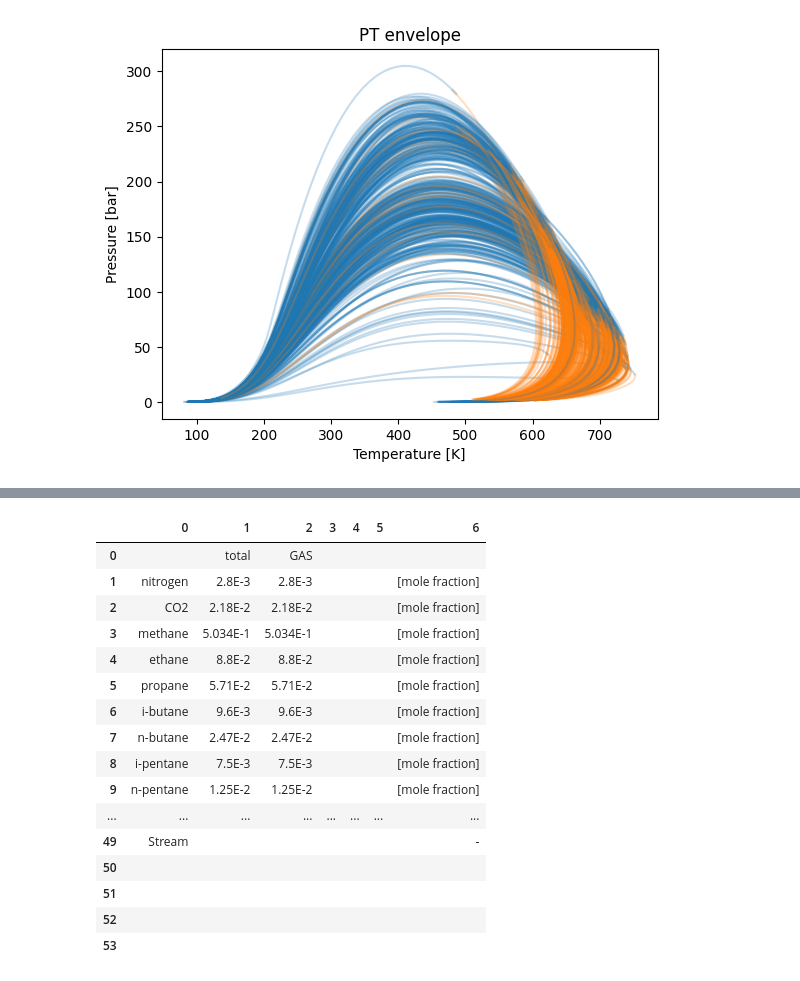
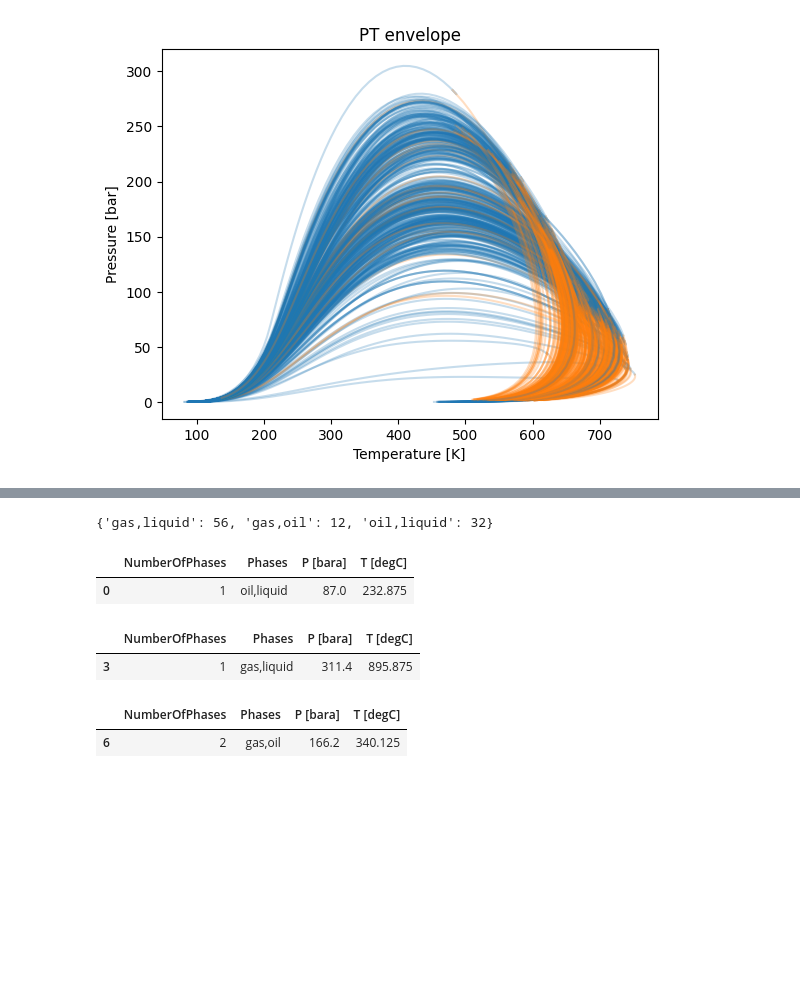
Before and after one commit to antonionicampos/nn-flash, a Jupyter notebook: simulations/TPflash.ipynb, the cells around one changed output, grey strips where cells are left out. Cells and saved outputs as stored; diff of their text form; code cells hidden in the pictures; blank space fills up the shorter version.

```diff
--- a/simulations/TPflash.ipynb
+++ b/simulations/TPflash.ipynb
@@ -178,20 +186,14 @@ number of phases: 1
-# %%
-dataFrame(fluid1)
-# %% [output]
-|  | 0 | 1 | 2 | 3 | 4 | 5 | 6 |
-| 0 |  | total | GAS |  |  |  |  |
-| 1 | nitrogen | 2.8E-3 | 2.8E-3 |  |  |  | [mole fraction] |
-| 2 | CO2 | 2.18E-2 | 2.18E-2 |  |  |  | [mole fraction] |
-| 3 | methane | 5.034E-1 | 5.034E-1 |  |  |  | [mole fraction] |
-| 4 | ethane | 8.8E-2 | 8.8E-2 |  |  |  | [mole fraction] |
-| 5 | propane | 5.71E-2 | 5.71E-2 |  |  |  | [mole fraction] |
-| 6 | i-butane | 9.6E-3 | 9.6E-3 |  |  |  | [mole fraction] |
-| 7 | n-butane | 2.47E-2 | 2.47E-2 |  |  |  | [mole fraction] |
-| 8 | i-pentane | 7.5E-3 | 7.5E-3 |  |  |  | [mole fraction] |
-| 9 | n-pentane | 1.25E-2 | 1.25E-2 |  |  |  | [mole fraction] |
-| ... | ... | ... | ... | ... | ... | ... | ... |
-| 49 | Stream |  |  |  |  |  | - |
-| 50 |  |  |  |  |  |  |  |
-| 51 |  |  |  |  |  |  |  |
-| 52 |  |  |  |  |  |  |  |
-| 53 |  |  |  |  |  |  |  |
+# %%
+from IPython.display import display
+
+print({phases: count for phases, count in zip(*np.unique(flash["Phases"], return_counts=True))})
+for phases in flash["Phases"].unique():
+    display(flash[flash["Phases"] == phases].iloc[:1, :])
+# %% [output]
+{'gas,liquid': 56, 'gas,oil': 12, 'oil,liquid': 32}
+|  | NumberOfPhases | Phases | P [bara] | T [degC] |
+| 0 | 1 | oil,liquid | 87.0 | 232.875 |
+|  | NumberOfPhases | Phases | P [bara] | T [degC] |
+| 3 | 1 | gas,liquid | 311.4 | 895.875 |
+|  | NumberOfPhases | Phases | P [bara] | T [degC] |
+| 6 | 2 | gas,oil | 166.2 | 340.125 |
```
Also changed, not shown: parts of 5 cells of this notebook.
